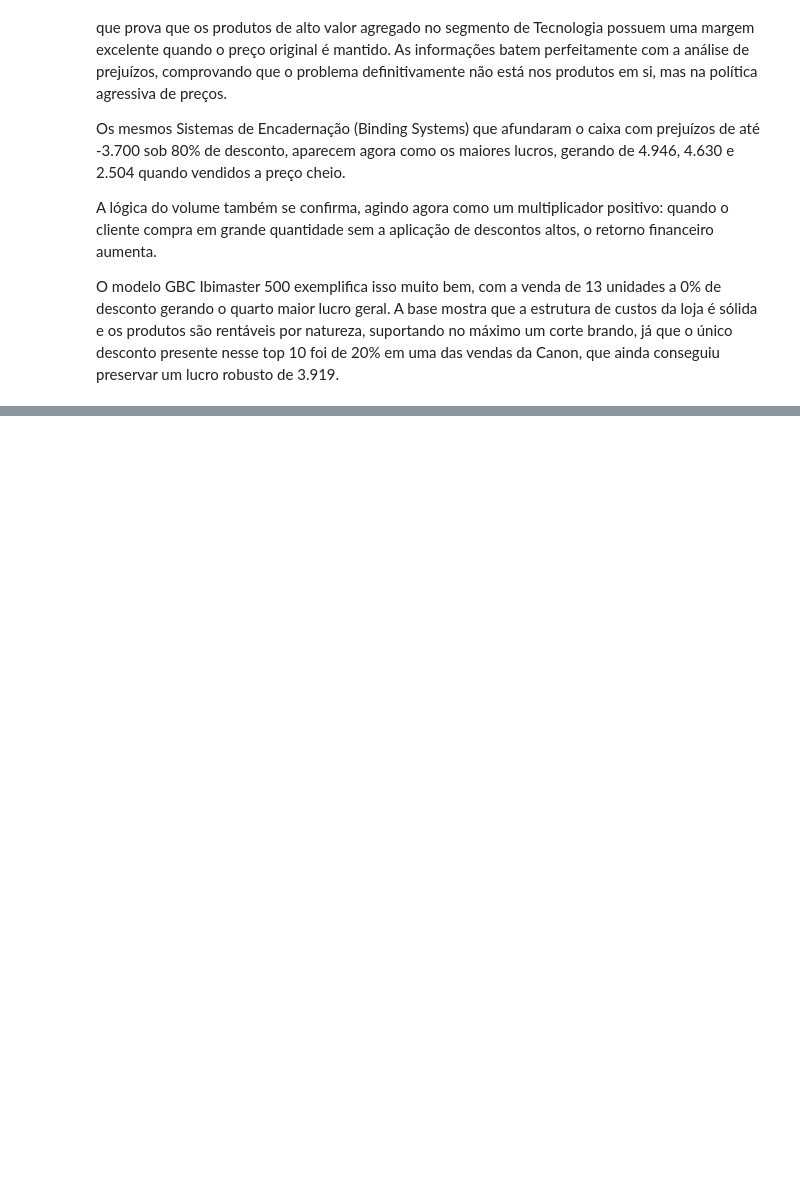
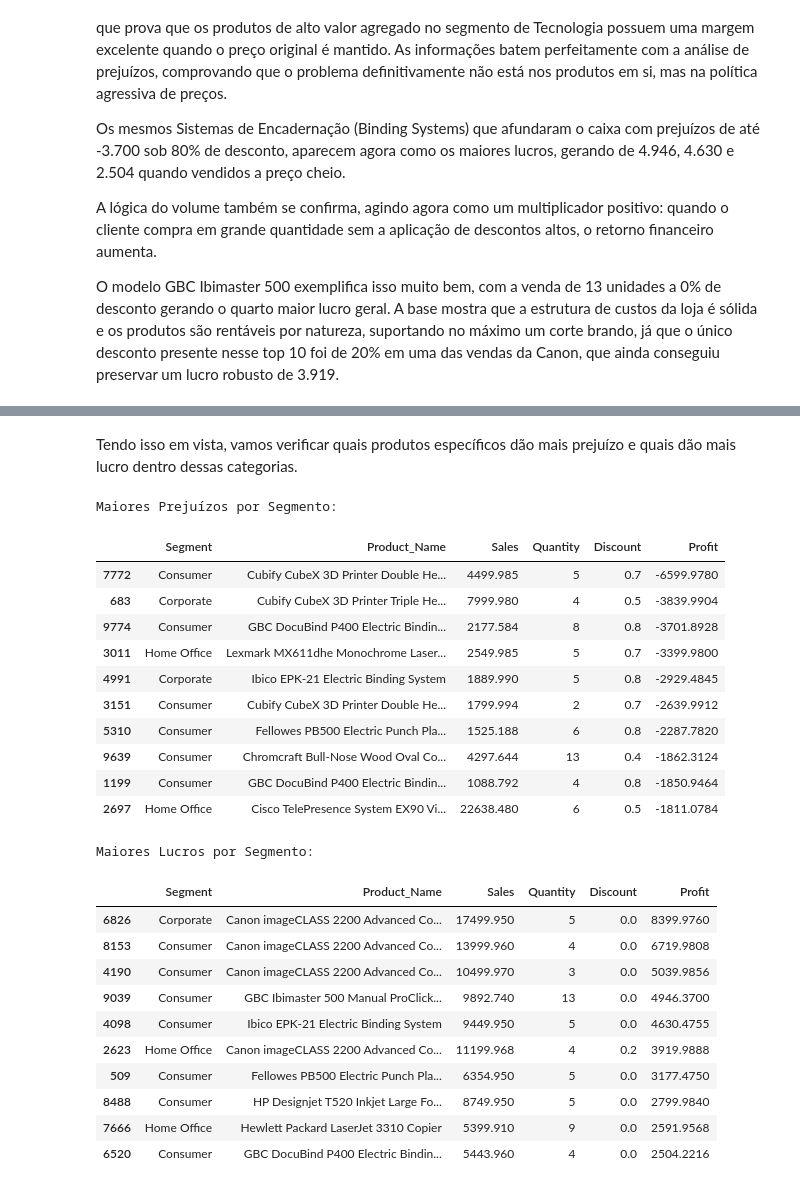
Before and after one commit to Ronaldo-Junior1/analise-dados-supermercado, a Jupyter notebook: Analise_base_supermercado.ipynb, the cells around one changed output, grey strips where cells are left out. Cells and saved outputs as stored; diff of their text form; code cells hidden in the pictures; blank space fills up the shorter version.

```diff
--- a/Analise_base_supermercado.ipynb
+++ b/Analise_base_supermercado.ipynb
@@ -340,0 +355,37 @@ O modelo GBC Ibimaster 500 exemplifica isso muito bem, com a venda de 13 unidade
+# %% [markdown]
+Tendo isso em vista, vamos verificar quais produtos específicos dão mais prejuízo e quais dão mais lucro dentro dessas categorias.
+# %%
+colunas_foco_seg = ['Segment', 'Product_Name', 'Sales', 'Quantity', 'Discount', 'Profit']
+maiores_lucros_seg = df.nlargest(10, 'Profit')[colunas_foco_seg]
+maiores_prejuizos_seg = df.nsmallest(10, 'Profit')[colunas_foco_seg]
+
+print("Maiores Prejuízos por Segmento:")
+display(maiores_prejuizos_seg)
+
+print("\nMaiores Lucros por Segmento:")
+display(maiores_lucros_seg)
+# %% [output]
+Maiores Prejuízos por Segmento:
+|  | Segment | Product_Name | Sales | Quantity | Discount | Profit |
+| 7772 | Consumer | Cubify CubeX 3D Printer Double He... | 4499.985 | 5 | 0.7 | -6599.9780 |
+| 683 | Corporate | Cubify CubeX 3D Printer Triple He... | 7999.980 | 4 | 0.5 | -3839.9904 |
+| 9774 | Consumer | GBC DocuBind P400 Electric Bindin... | 2177.584 | 8 | 0.8 | -3701.8928 |
+| 3011 | Home Office | Lexmark MX611dhe Monochrome Laser... | 2549.985 | 5 | 0.7 | -3399.9800 |
+| 4991 | Corporate | Ibico EPK-21 Electric Binding System | 1889.990 | 5 | 0.8 | -2929.4845 |
+| 3151 | Consumer | Cubify CubeX 3D Printer Double He... | 1799.994 | 2 | 0.7 | -2639.9912 |
+| 5310 | Consumer | Fellowes PB500 Electric Punch Pla... | 1525.188 | 6 | 0.8 | -2287.7820 |
+| 9639 | Consumer | Chromcraft Bull-Nose Wood Oval Co... | 4297.644 | 13 | 0.4 | -1862.3124 |
+| 1199 | Consumer | GBC DocuBind P400 Electric Bindin... | 1088.792 | 4 | 0.8 | -1850.9464 |
+| 2697 | Home Office | Cisco TelePresence System EX90 Vi... | 22638.480 | 6 | 0.5 | -1811.0784 |
+Maiores Lucros por Segmento:
+|  | Segment | Product_Name | Sales | Quantity | Discount | Profit |
+| 6826 | Corporate | Canon imageCLASS 2200 Advanced Co... | 17499.950 | 5 | 0.0 | 8399.9760 |
+| 8153 | Consumer | Canon imageCLASS 2200 Advanced Co... | 13999.960 | 4 | 0.0 | 6719.9808 |
+| 4190 | Consumer | Canon imageCLASS 2200 Advanced Co... | 10499.970 | 3 | 0.0 | 5039.9856 |
+| 9039 | Consumer | GBC Ibimaster 500 Manual ProClick... | 9892.740 | 13 | 0.0 | 4946.3700 |
+| 4098 | Consumer | Ibico EPK-21 Electric Binding System | 9449.950 | 5 | 0.0 | 4630.4755 |
+| 2623 | Home Office | Canon imageCLASS 2200 Advanced Co... | 11199.968 | 4 | 0.2 | 3919.9888 |
+| 509 | Consumer | Fellowes PB500 Electric Punch Pla... | 6354.950 | 5 | 0.0 | 3177.4750 |
+| 8488 | Consumer | HP Designjet T520 Inkjet Large Fo... | 8749.950 | 5 | 0.0 | 2799.9840 |
+| 7666 | Home Office | Hewlett Packard LaserJet 3310 Copier | 5399.910 | 9 | 0.0 | 2591.9568 |
+| 6520 | Consumer | GBC DocuBind P400 Electric Bindin... | 5443.960 | 4 | 0.0 | 2504.2216 |
```
Also changed, not shown: parts of 2 cells of this notebook.
